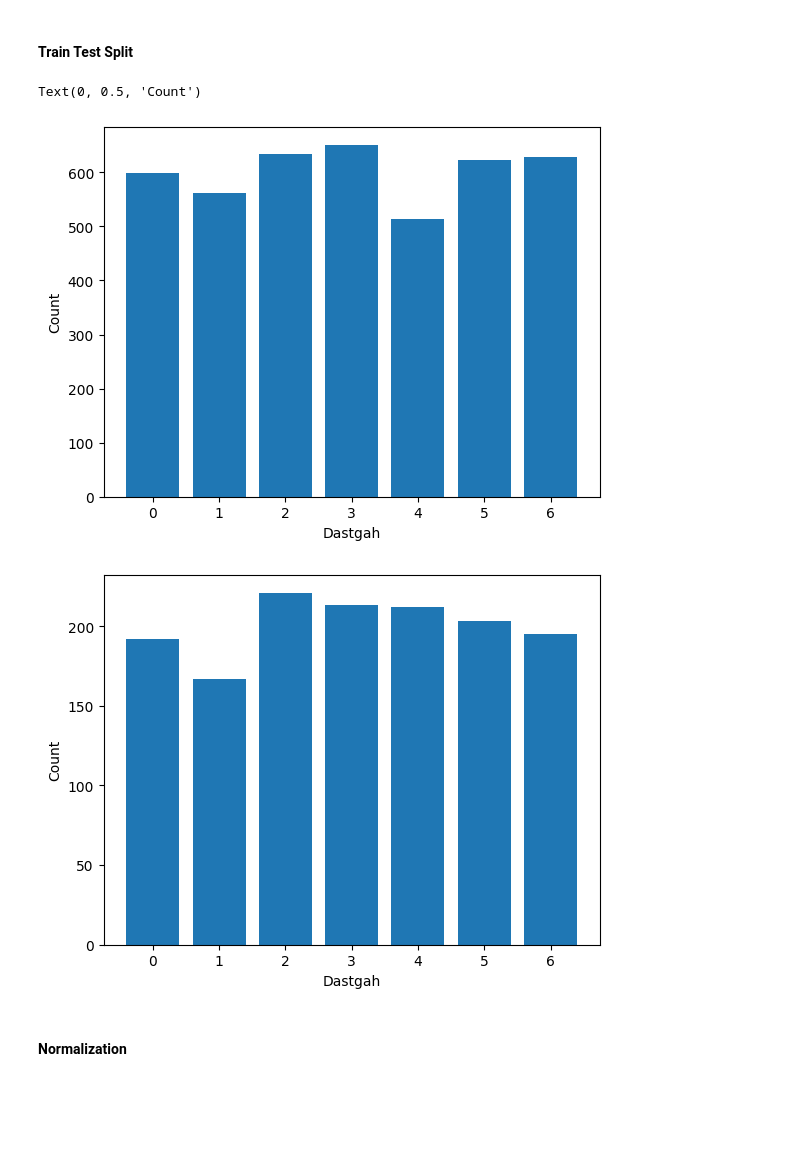
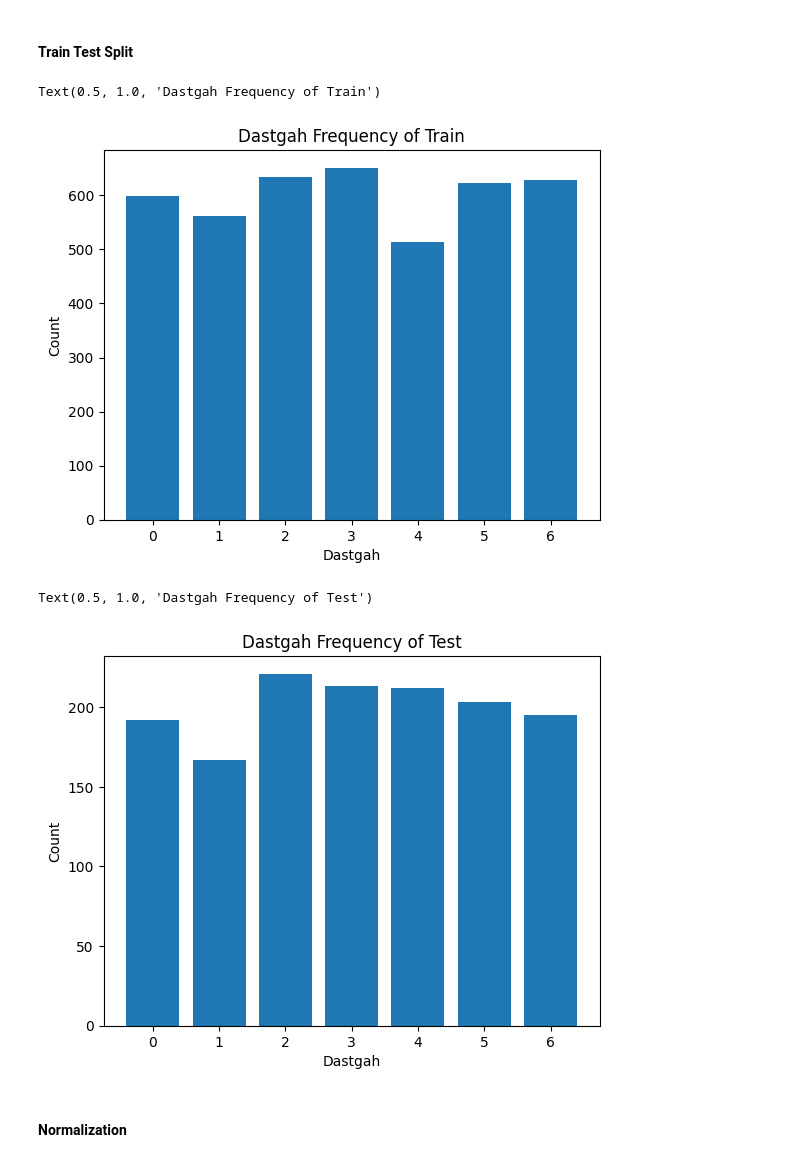
Before and after one commit to AliAkhgari/Iranian-Traditional-Music-Dastgah-Classifier, a Jupyter notebook: MergedLearning.ipynb, the cells around one changed output. Cells and saved outputs as stored; diff of their text form; code cells hidden in the pictures; blank space fills up the shorter version.

```diff
--- a/MergedLearning.ipynb
+++ b/MergedLearning.ipynb
@@ -53,17 +53,19 @@ X_train, X_test, y_train, y_test = train_test_split(X, y, test_size=0.25, random
 # %%
 plt.bar(list(Counter(y_train).keys()), list(Counter(y_train).values()))
 plt.xlabel('Dastgah')
 plt.ylabel('Count')
-plt.title('')
+plt.title('Dastgah Frequency of Train')
 # %% [output]
-Text(0, 0.5, 'Count')
+Text(0.5, 1.0, 'Dastgah Frequency of Train')
-[figure, old version]
+[figure, new version]
 # %%
 plt.bar(list(Counter(y_test).keys()), list(Counter(y_test).values()))
 plt.xlabel('Dastgah')
 plt.ylabel('Count')
+plt.title('Dastgah Frequency of Test')
 # %% [output]
+Text(0.5, 1.0, 'Dastgah Frequency of Test')
-[figure, old version]
+[figure, new version]
 # %% [markdown]
 #### Normalization
 # %%
```
